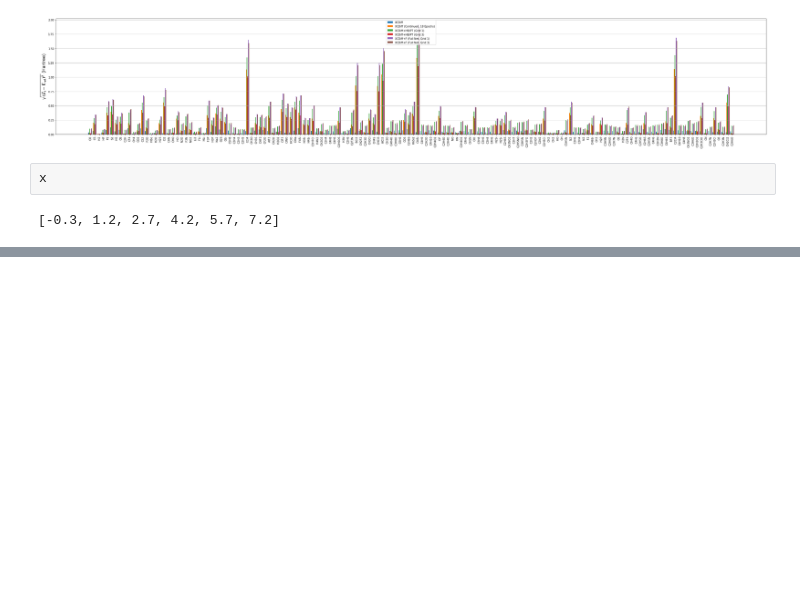
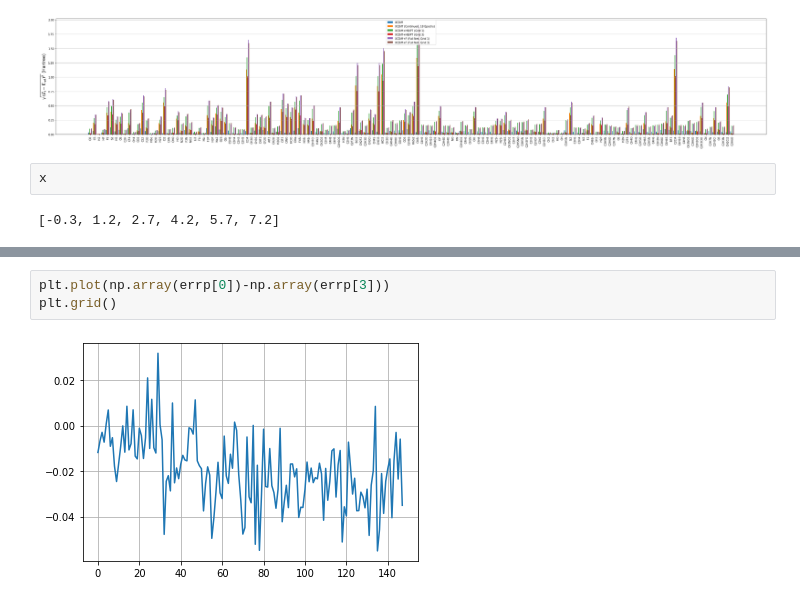
Before and after one commit to alecpwills/dpyscfl, a Jupyter notebook: notebooks/eval_graph.ipynb, the cells around one changed output, grey strips where cells are left out. Cells and saved outputs as stored; diff of their text form; blank space fills up the shorter version.

```diff
--- a/notebooks/eval_graph.ipynb
+++ b/notebooks/eval_graph.ipynb
@@ -186,0 +322,5 @@ x
+# %%
+plt.plot(np.array(errp[0])-np.array(errp[3]))
+plt.grid()
+# %% [output]
+[figure, added]
```
Also changed, not shown: parts of 16 cells of this notebook, 10 other files.
